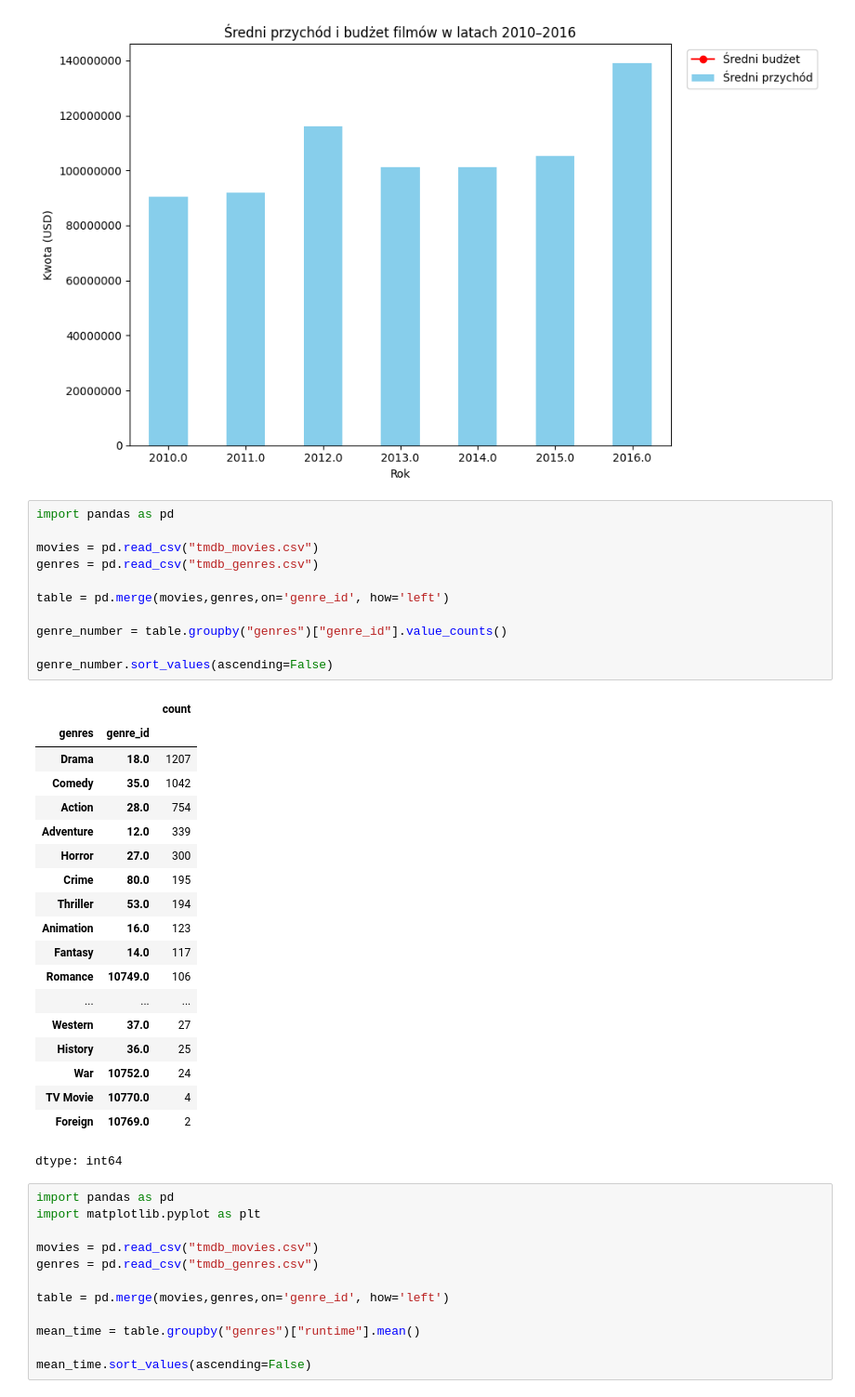
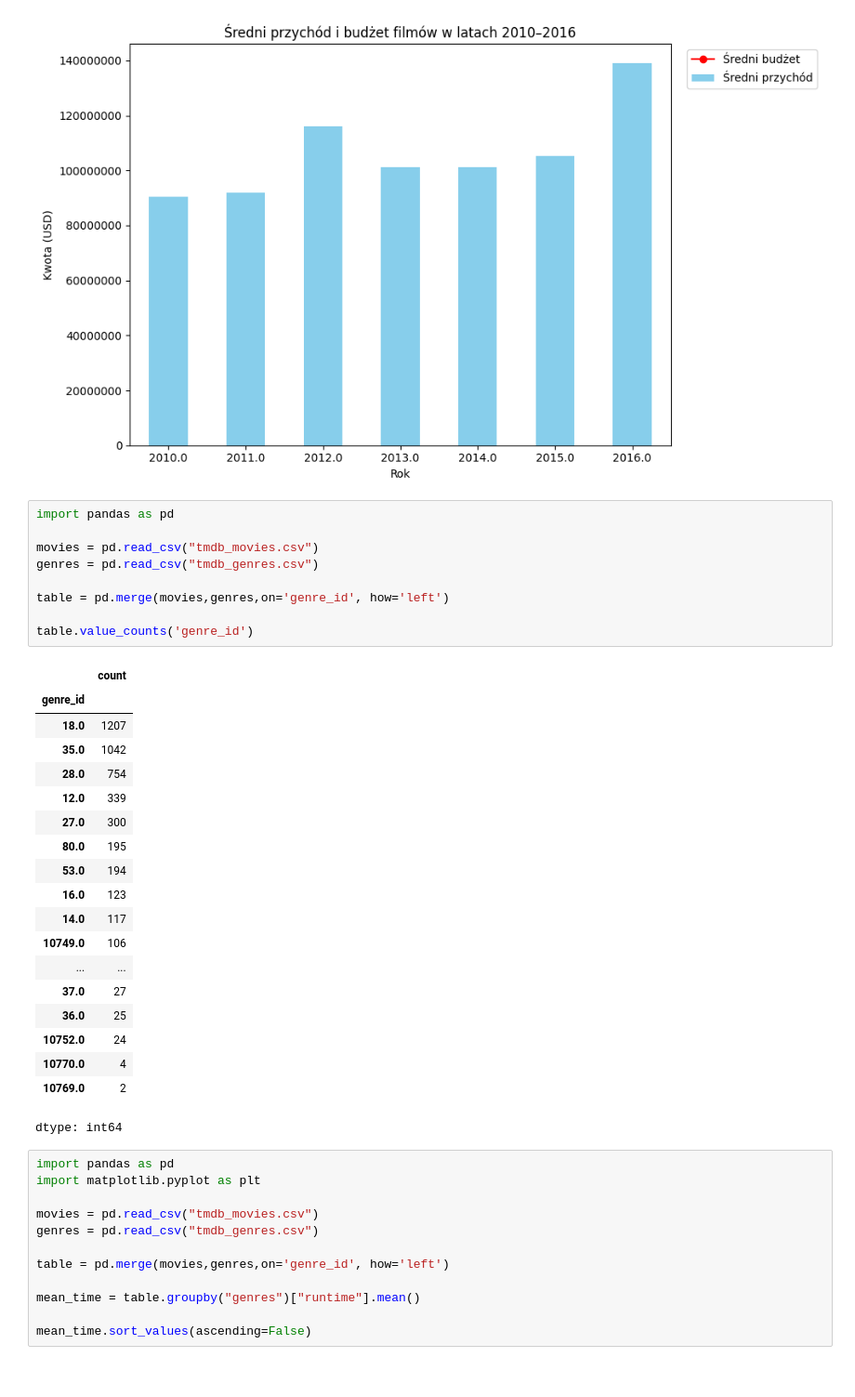
Before and after one commit to TomaszWlo/learning-git-task, a Jupyter notebook: 9_1_zadanie.ipynb, the cells around one changed output. Shown at 93% size. Saved outputs shown, nothing was run; the diff lists cells and outputs as text.

```diff
--- a/9_1_zadanie.ipynb
+++ b/9_1_zadanie.ipynb
@@ -63,33 +63,31 @@ plt.show()
 # %%
 import pandas as pd
 
 movies = pd.read_csv("tmdb_movies.csv")
 genres = pd.read_csv("tmdb_genres.csv")
 
 table = pd.merge(movies,genres,on='genre_id', how='left')
 
-genre_number = table.groupby("genres")["genre_id"].value_counts()
-
-genre_number.sort_values(ascending=False)
+table.value_counts('genre_id')
 # %% [output]
-|  |  | count |
-| genres | genre_id |  |
-| Drama | 18.0 | 1207 |
-| Comedy | 35.0 | 1042 |
-| Action | 28.0 | 754 |
-| Adventure | 12.0 | 339 |
-| Horror | 27.0 | 300 |
-| Crime | 80.0 | 195 |
-| Thriller | 53.0 | 194 |
-| Animation | 16.0 | 123 |
-| Fantasy | 14.0 | 117 |
-| Romance | 10749.0 | 106 |
-| ... | ... | ... |
-| Western | 37.0 | 27 |
-| History | 36.0 | 25 |
-| War | 10752.0 | 24 |
-| TV Movie | 10770.0 | 4 |
-| Foreign | 10769.0 | 2 |
+|  | count |
+| genre_id |  |
+| 18.0 | 1207 |
+| 35.0 | 1042 |
+| 28.0 | 754 |
+| 12.0 | 339 |
+| 27.0 | 300 |
+| 80.0 | 195 |
+| 53.0 | 194 |
+| 16.0 | 123 |
+| 14.0 | 117 |
+| 10749.0 | 106 |
+| ... | ... |
+| 37.0 | 27 |
+| 36.0 | 25 |
+| 10752.0 | 24 |
+| 10770.0 | 4 |
+| 10769.0 | 2 |
 dtype: int64
 # %%
 import pandas as pd
```
Also changed, not shown: parts of 1 cell of this notebook.
